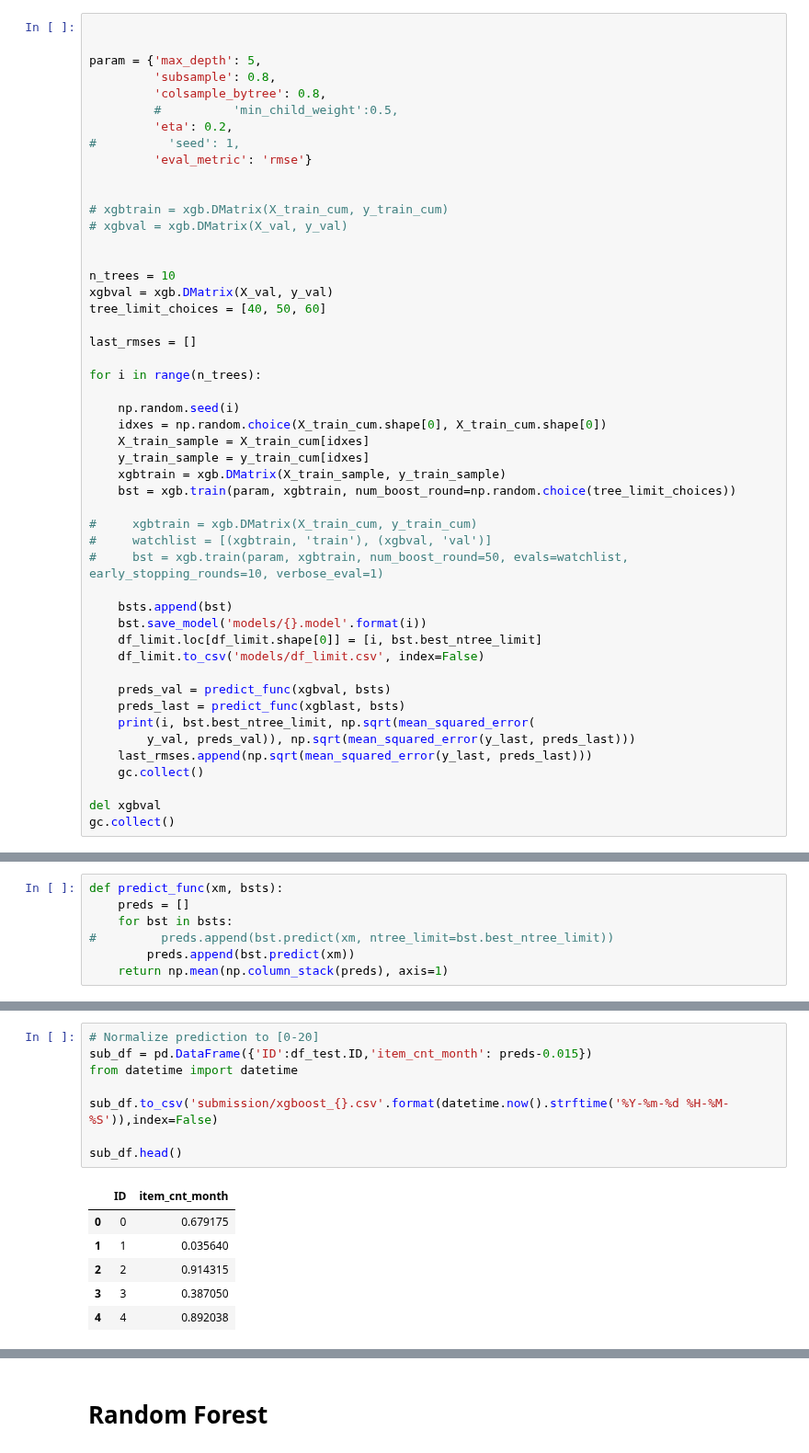
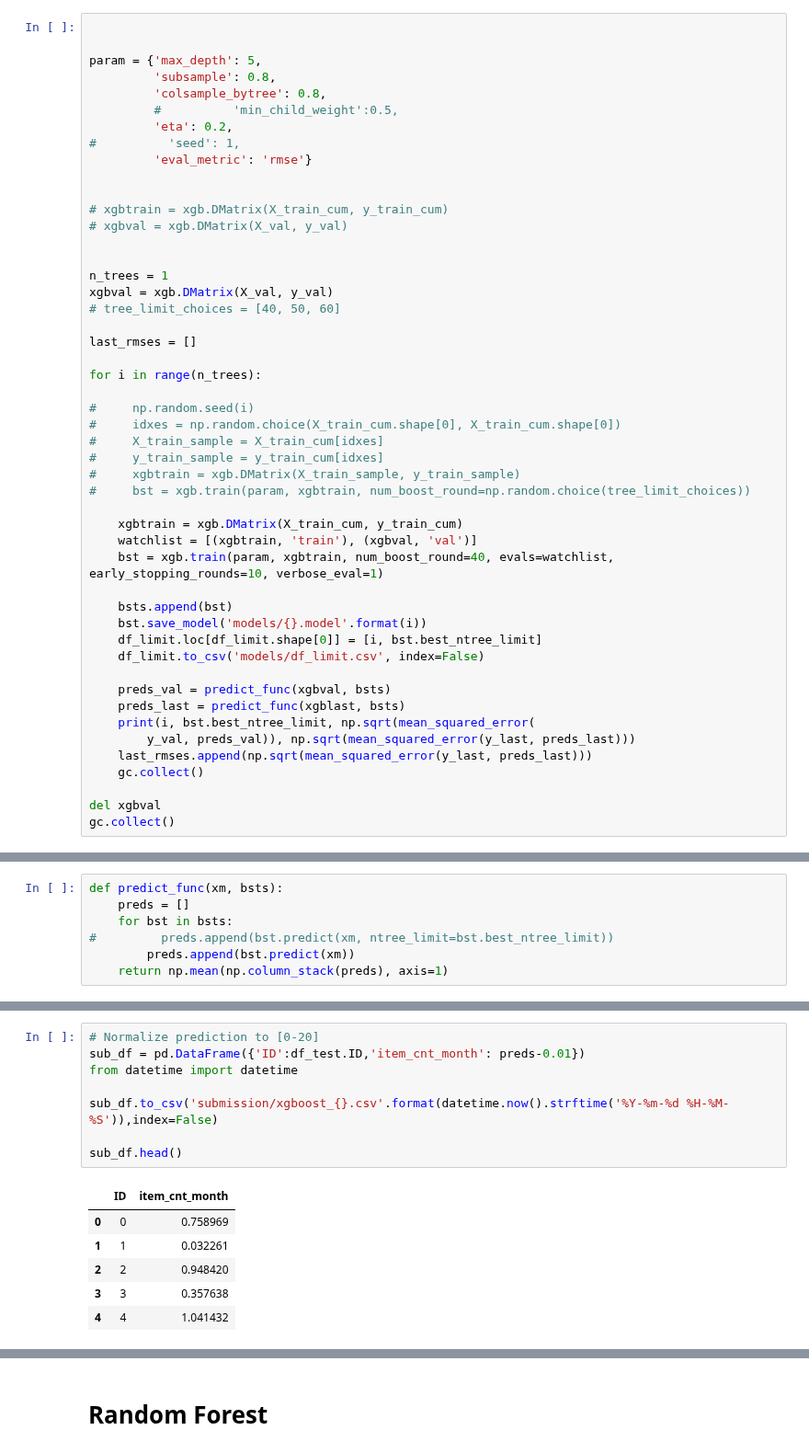
Before and after one commit to GatzZ/competitive-data-science-final-project, a Jupyter notebook: Main.ipynb, the cells around one changed output, grey strips where cells are left out. Shown at 92% size. Drawn from its saved outputs; the diff is of its cells as text.

```diff
--- a/Main.ipynb
+++ b/Main.ipynb
@@ -531,24 +531,24 @@ param = {'max_depth': 5,
 # xgbval = xgb.DMatrix(X_val, y_val)
 
 
-n_trees = 10
+n_trees = 1
 xgbval = xgb.DMatrix(X_val, y_val)
-tree_limit_choices = [40, 50, 60]
+# tree_limit_choices = [40, 50, 60]
 
 last_rmses = []
 
 for i in range(n_trees):
 
-    np.random.seed(i)
-    idxes = np.random.choice(X_train_cum.shape[0], X_train_cum.shape[0])
-    X_train_sample = X_train_cum[idxes]
-    y_train_sample = y_train_cum[idxes]
-    xgbtrain = xgb.DMatrix(X_train_sample, y_train_sample)
-    bst = xgb.train(param, xgbtrain, num_boost_round=np.random.choice(tree_limit_choices))
+#     np.random.seed(i)
+#     idxes = np.random.choice(X_train_cum.shape[0], X_train_cum.shape[0])
+#     X_train_sample = X_train_cum[idxes]
+#     y_train_sample = y_train_cum[idxes]
+#     xgbtrain = xgb.DMatrix(X_train_sample, y_train_sample)
+#     bst = xgb.train(param, xgbtrain, num_boost_round=np.random.choice(tree_limit_choices))
 
-#     xgbtrain = xgb.DMatrix(X_train_cum, y_train_cum)
-#     watchlist = [(xgbtrain, 'train'), (xgbval, 'val')]
-#     bst = xgb.train(param, xgbtrain, num_boost_round=50, evals=watchlist, early_stopping_rounds=10, verbose_eval=1)
+    xgbtrain = xgb.DMatrix(X_train_cum, y_train_cum)
+    watchlist = [(xgbtrain, 'train'), (xgbval, 'val')]
+    bst = xgb.train(param, xgbtrain, num_boost_round=40, evals=watchlist, early_stopping_rounds=10, verbose_eval=1)
 
     bsts.append(bst)
     bst.save_model('models/{}.model'.format(i))
@@ -636,15 +639,15 @@ len(bsts)
 # %%
 # Normalize prediction to [0-20]
-sub_df = pd.DataFrame({'ID':df_test.ID,'item_cnt_month': preds-0.015})
+sub_df = pd.DataFrame({'ID':df_test.ID,'item_cnt_month': preds-0.01})
 from datetime import datetime
 
 sub_df.to_csv('submission/xgboost_{}.csv'.format(datetime.now().strftime('%Y-%m-%d %H-%M-%S')),index=False)
 
 sub_df.head()
 # %% [output]
 |  | ID | item_cnt_month |
-| 0 | 0 | 0.679175 |
-| 1 | 1 | 0.035640 |
-| 2 | 2 | 0.914315 |
-| 3 | 3 | 0.387050 |
-| 4 | 4 | 0.892038 |
+| 0 | 0 | 0.758969 |
+| 1 | 1 | 0.032261 |
+| 2 | 2 | 0.948420 |
+| 3 | 3 | 0.357638 |
+| 4 | 4 | 1.041432 |
```
Also changed, not shown: parts of 15 cells of this notebook, 3 other files.
